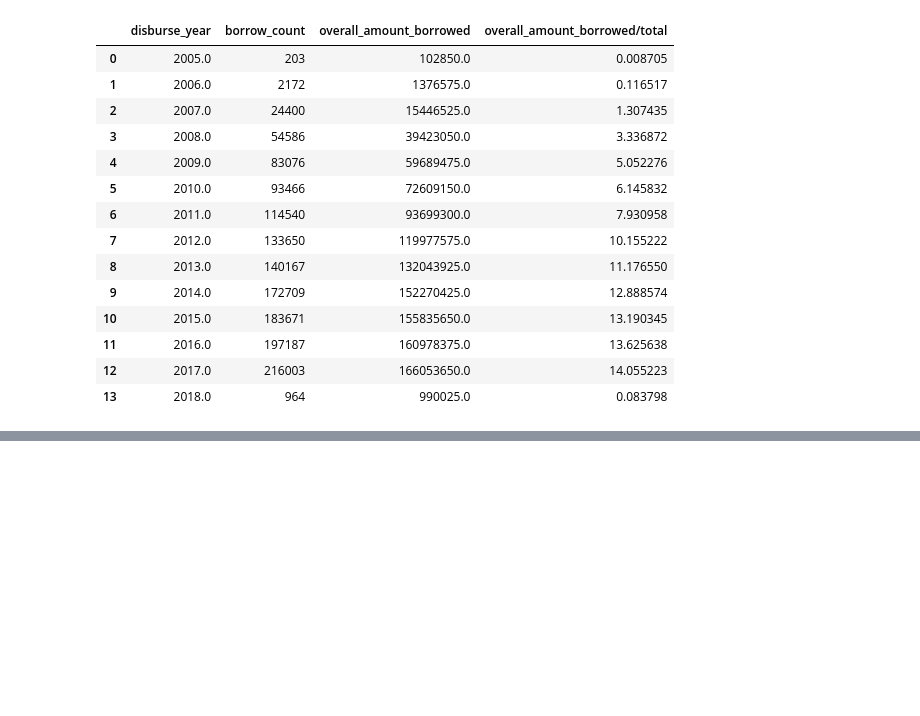
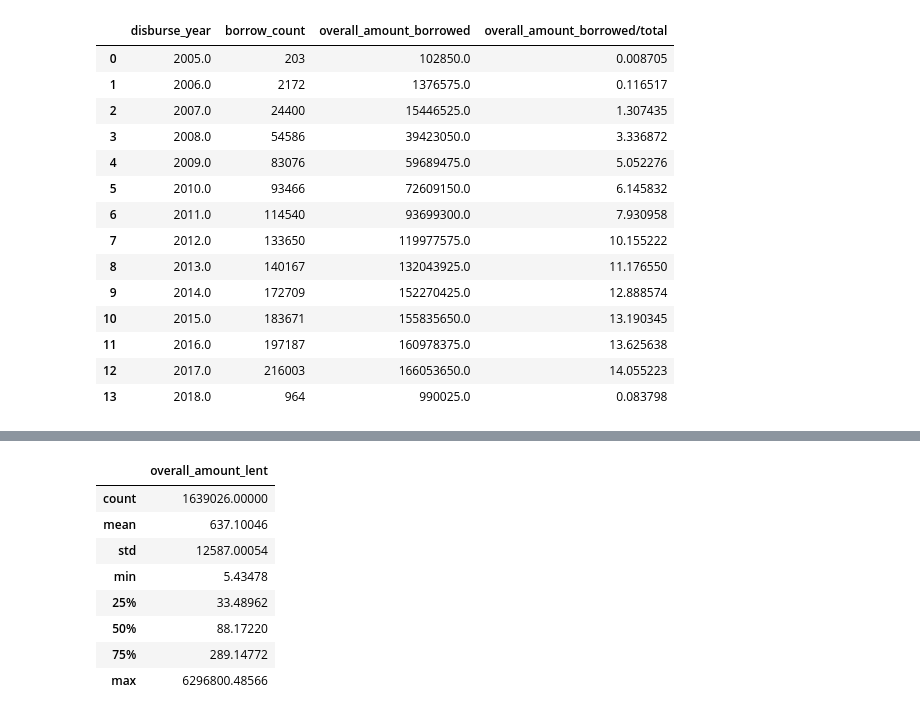
Before and after one commit to Lukpier/cs-project, a Jupyter notebook: kiva.ipynb, the cells around one changed output, grey strips where cells are left out. Saved outputs shown, nothing was run; the diff lists cells and outputs as text; code cells hidden in the pictures; blank space fills up the shorter version.

```diff
--- a/kiva.ipynb
+++ b/kiva.ipynb
@@ -238,0 +305,12 @@ Name: disburse_time, dtype: datetime64[ns]
+# %%
+df3.describe()
+# %% [output]
+|  | overall_amount_lent |
+| count | 1639026.00000 |
+| mean | 637.10046 |
+| std | 12587.00054 |
+| min | 5.43478 |
+| 25% | 33.48962 |
+| 50% | 88.17220 |
+| 75% | 289.14772 |
+| max | 6296800.48566 |
```
Also changed, not shown: parts of 17 cells of this notebook.
